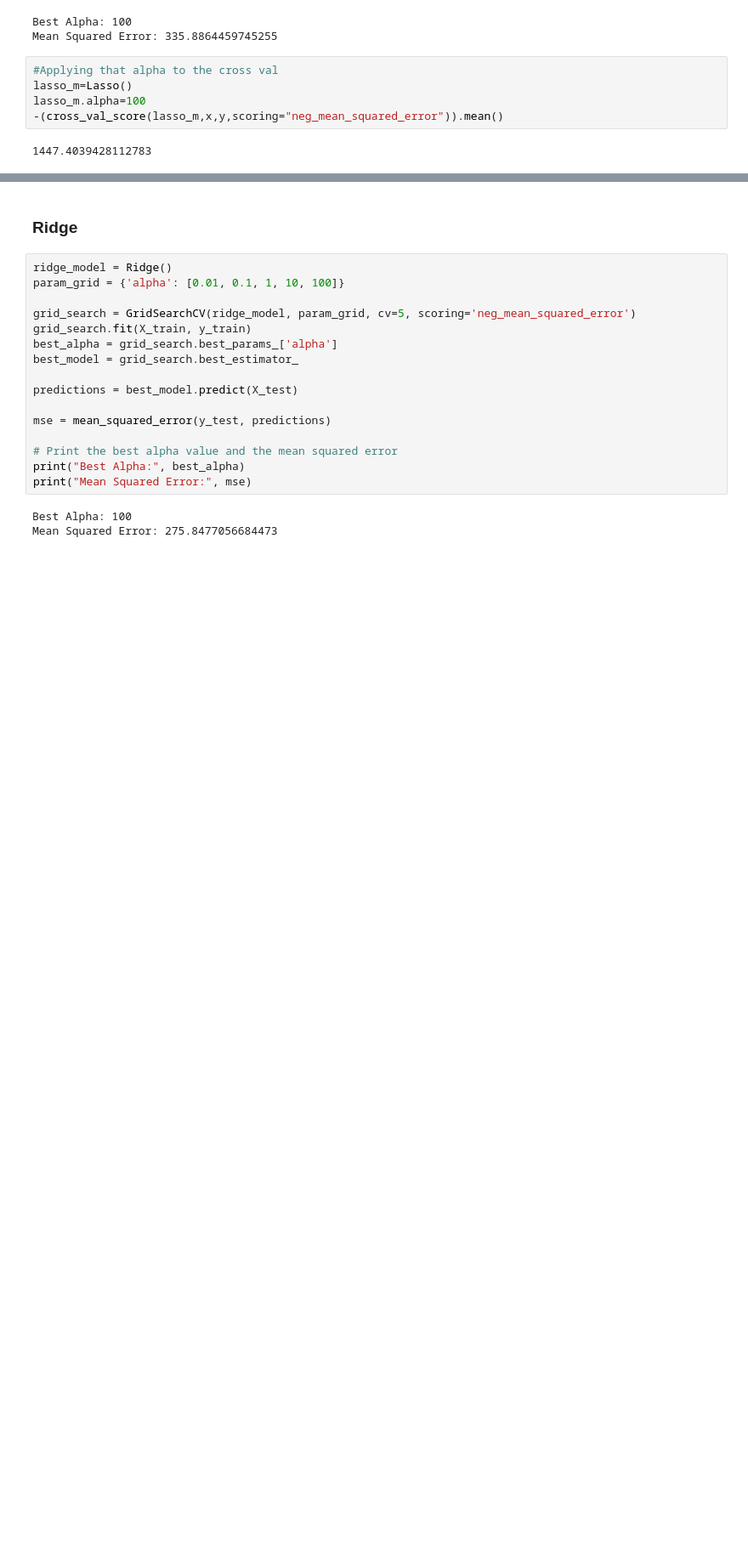
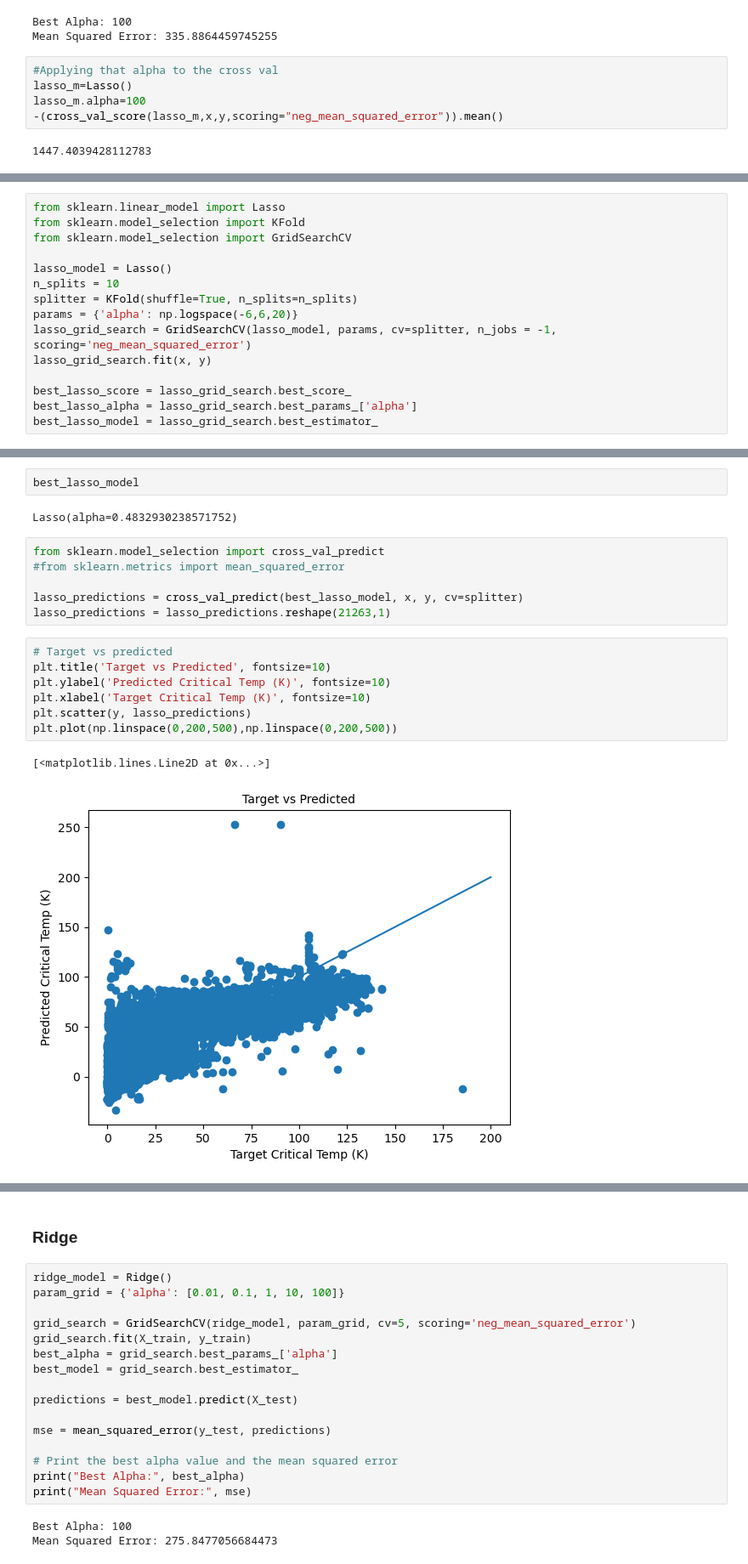
Before and after one commit to lauraah10/QW-Projects, a Jupyter notebook: Business case#1 Shikha.ipynb, the cells around one changed output, grey strips where cells are left out. Shown at 85% size. Cells and saved outputs as stored; diff of their text form; blank space fills up the shorter version.

```diff
--- a/Business case#1 Shikha.ipynb
+++ b/Business case#1 Shikha.ipynb
@@ -391,0 +394,15 @@ lasso_m.alpha=100
+# %%
+from sklearn.linear_model import Lasso
+from sklearn.model_selection import KFold
+from sklearn.model_selection import GridSearchCV
+
+lasso_model = Lasso()
+n_splits = 10
+splitter = KFold(shuffle=True, n_splits=n_splits)
+params = {'alpha': np.logspace(-6,6,20)}
+lasso_grid_search = GridSearchCV(lasso_model, params, cv=splitter, n_jobs = -1, scoring='neg_mean_squared_error')
+lasso_grid_search.fit(x, y)
+
+best_lasso_score = lasso_grid_search.best_score_
+best_lasso_alpha = lasso_grid_search.best_params_['alpha']
+best_lasso_model = lasso_grid_search.best_estimator_
@@ -391,0 +417,20 @@ lasso_m.alpha=100
+# %%
+best_lasso_model
+# %% [output]
+Lasso(alpha=0.4832930238571752)
+# %%
+from sklearn.model_selection import cross_val_predict
+#from sklearn.metrics import mean_squared_error
+
+lasso_predictions = cross_val_predict(best_lasso_model, x, y, cv=splitter)
+lasso_predictions = lasso_predictions.reshape(21263,1)
+# %%
+# Target vs predicted
+plt.title('Target vs Predicted', fontsize=10)
+plt.ylabel('Predicted Critical Temp (K)', fontsize=10)
+plt.xlabel('Target Critical Temp (K)', fontsize=10)
+plt.scatter(y, lasso_predictions)
+plt.plot(np.linspace(0,200,500),np.linspace(0,200,500))
+# %% [output]
+[<matplotlib.lines.Line2D at 0x...>]
+[figure, added]
```
Also changed, not shown: parts of 18 cells of this notebook.
